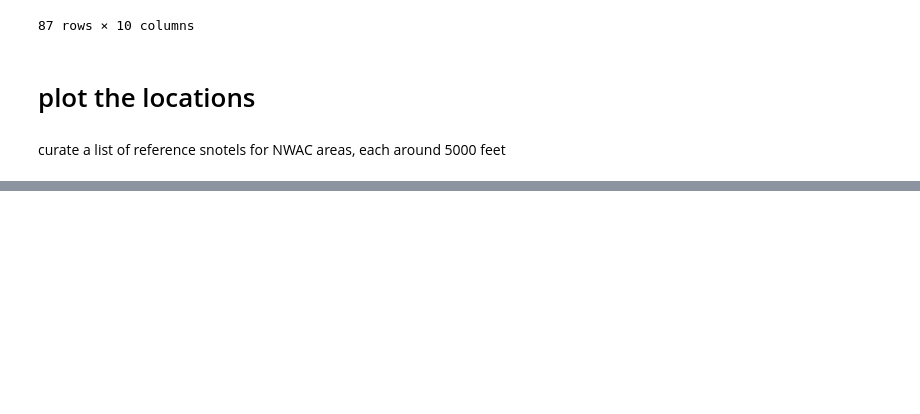
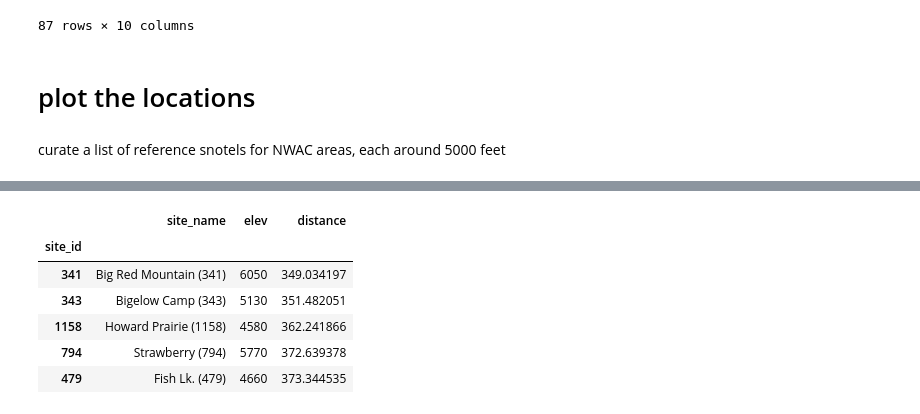
Before and after one commit to baldwint/snotelier, a Jupyter notebook: snotels.ipynb, the cells around one changed output, grey strips where cells are left out. Drawn from its saved outputs; the diff is of its cells as text; code cells hidden in the pictures; blank space fills up the shorter version.

```diff
--- a/snotels.ipynb
+++ b/snotels.ipynb
@@ -168,0 +237,7 @@ reference.to_pickle('ref_sites.pickle')
+# %%
+stmt = sa.select([
+        sites_table.c.site_id,
+        sites_table.c.lat,
+        sites_table.c.lon,
+                 ])
+pd.read_sql(stmt, engine).set_index('site_id').head()
@@ -168,0 +252,24 @@ reference.to_pickle('ref_sites.pickle')
+# %%
+def nearest_snotels(lat, lon, limit=5):
+    # haversine formula. in miles.
+    # http://stackoverflow.com/questions/11112926/how-to-find-nearest-location-using-latitude-and-longitude-from-sql-database
+    fmt = sa.text("""SELECT site_id, site_name, elev,
+    ( 3959 * acos( cos( radians(:lat) ) * cos( radians( lat ) ) * cos( radians( lon )
+    - radians(:lon) ) + sin( radians(:lat) ) * sin( radians( lat ) ) )
+    ) AS distance FROM snotels
+    ORDER BY distance
+    LIMIT :limit;""")
+    #  HAVING distance <= 2500
+    stmt = fmt.bindparams(limit=limit, lat=lat, lon=lon)
+    df = pd.read_sql(stmt, engine).set_index('site_id')
+    return df
+# %%
+nearest_snotels(37,-123)
+# %% [output]
+|  | site_name | elev | distance |
+| site_id |  |  |  |
+| 341 | Big Red Mountain (341) | 6050 | 349.034197 |
+| 343 | Bigelow Camp (343) | 5130 | 351.482051 |
+| 1158 | Howard Prairie (1158) | 4580 | 362.241866 |
+| 794 | Strawberry (794) | 5770 | 372.639378 |
+| 479 | Fish Lk. (479) | 4660 | 373.344535 |
```
Also changed, not shown: parts of 12 cells of this notebook, 2 other files.
